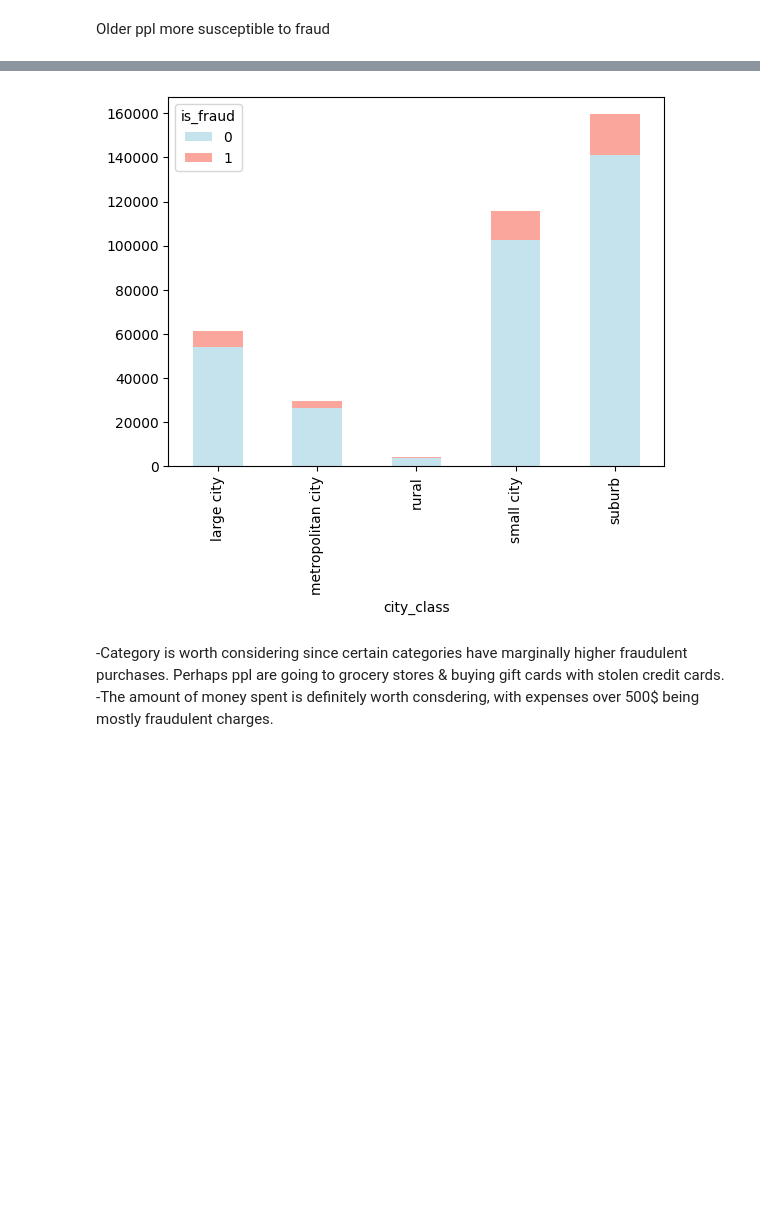
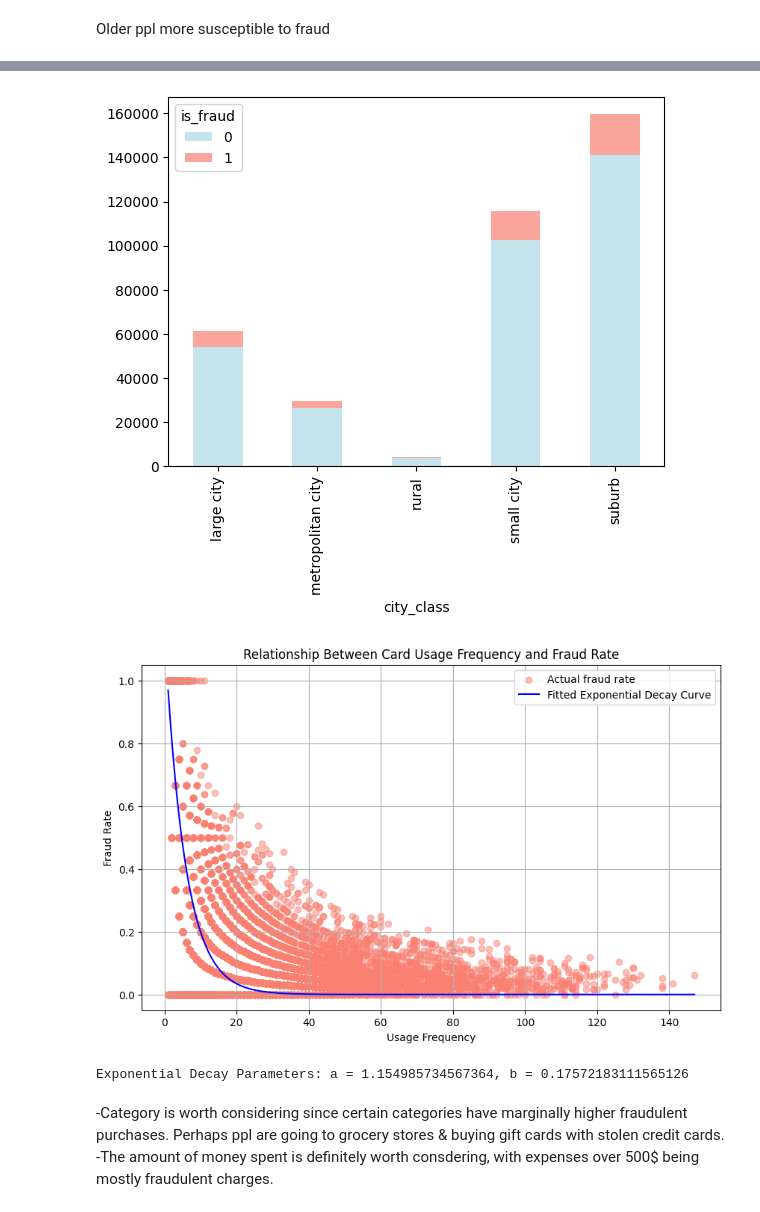
Before and after one commit to ilayG2004/ilay2004-extracredit-comp, a Jupyter notebook: fraudclassifier.ipynb, the cells around one changed output, grey strips where cells are left out. Saved outputs shown, nothing was run; the diff lists cells and outputs as text; code cells hidden in the pictures; blank space fills up the shorter version.

```diff
--- a/fraudclassifier.ipynb
+++ b/fraudclassifier.ipynb
@@ -169,33 +169,73 @@ def classify_city_size(pop):
   else:
     return 'metropolitan city'
 df['city_class'] = df['city_pop'].apply(classify_city_size)
 citysize_fraud_counts = df.groupby(['city_class', 'is_fraud']).size().unstack(fill_value=0)
 citysize_fraud_counts.plot(kind='bar', stacked=True, color=['lightblue', 'salmon'], alpha=0.7)
 
 #Groups data by unique merchant & finds its ratio by taking the avg # of fraud purchases at particular merchant
 merchant_fraud_ratios = (df.groupby('merchant')['is_fraud'].mean())
 df['merchant_fraud_ratio'] = df['merchant'].map(merchant_fraud_ratios)
 print(df[['merchant', 'merchant_fraud_ratio']].drop_duplicates())
+
+
+#Are there particular credit card numbers that get used a lot? If so, what is the rate of fraud on them. Perhaps someone who uses their card a lot is more likely to have it stolen
+def exp_decay(x, a, b):
+    return a * np.exp(-b * x)
+
+# Group by 'cc_num' and calculate usage frequency and fraud rate
+card_stats = df.groupby('cc_num').agg(
+    usage_frequency=('cc_num', 'size'),  # Count the number of transactions
+    fraud_rate=('is_fraud', 'mean')  # Calculate the fraud rate
+).reset_index()
+
+# Prepare data
+X = card_stats['usage_frequency']
+y = card_stats['fraud_rate']
+
+# Fit the exponential decay model to the data
+from scipy.optimize import curve_fit
+params, covariance = curve_fit(exp_decay, X, y, p0=[1, 0.001])  # Initial guess for parameters a and b
+
+# Use the fitted model to predict fraud rate for a smooth range of usage frequencies
+X_smooth = np.linspace(X.min(), X.max(), 500)  # Smooth range for usage frequencies
+y_smooth = exp_decay(X_smooth, *params)  # Predicted fraud rates based on the fitted model
+
+# Plotting the actual data and the predicted fraud rate curve
+plt.figure(figsize=(10, 6))
+plt.scatter(X, y, alpha=0.5, color='salmon', label='Actual fraud rate')
+plt.plot(X_smooth, y_smooth, color='blue', label='Fitted Exponential Decay Curve')
+plt.title('Relationship Between Card Usage Frequency and Fraud Rate')
+plt.xlabel('Usage Frequency')
+plt.ylabel('Fraud Rate')
+plt.grid(True)
+plt.legend()
+plt.show()
+
+# Print the decay parameters (slope)
+a, b = params
+print(f"Exponential Decay Parameters: a = {a}, b = {b}")
 # %% [output]
 104
 2906700
                                 merchant  merchant_fraud_ratio
 0               fraud_Turcotte-Halvorson              0.061644
 1              fraud_Schamberger-O'Keefe              0.205224
 2       fraud_Nicolas, Hills and McGlynn              0.060948
 3                      fraud_Cormier LLC              0.177943
 4                      fraud_Kulas Group              0.037129
 ...                                  ...                   ...
 5476                   fraud_Mante Group              0.237467
 5877             fraud_Emmerich-Luettgen              0.051118
 5884  fraud_Hahn, Douglas and Schowalter              0.034632
 6705                    fraud_Turner LLC              0.042254
 8770              fraud_Satterfield-Lowe              0.069124
 
 [693 rows x 2 columns]
 [figure]
 [figure]
 [figure]
+[figure, added]
+Exponential Decay Parameters: a = 1.154985734567364, b = 0.17572183111565126
 # %% [markdown]
 -Category is worth considering since certain categories have marginally higher fraudulent purchases. Perhaps ppl are going to grocery stores & buying gift cards with stolen credit cards.
 -The amount of money spent is definitely worth consdering, with expenses over 500$ being mostly fraudulent charges.
```
Also changed, not shown: parts of 2 cells of this notebook.
